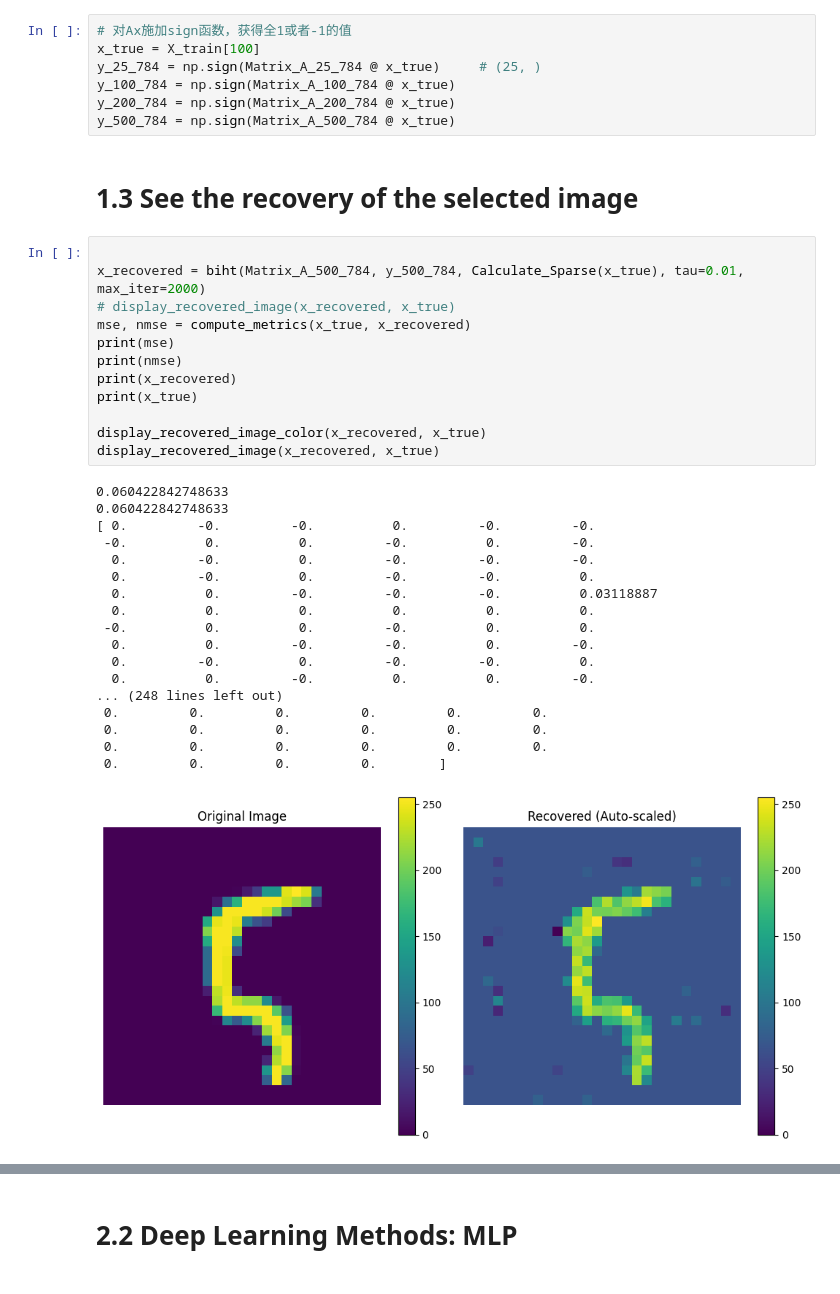
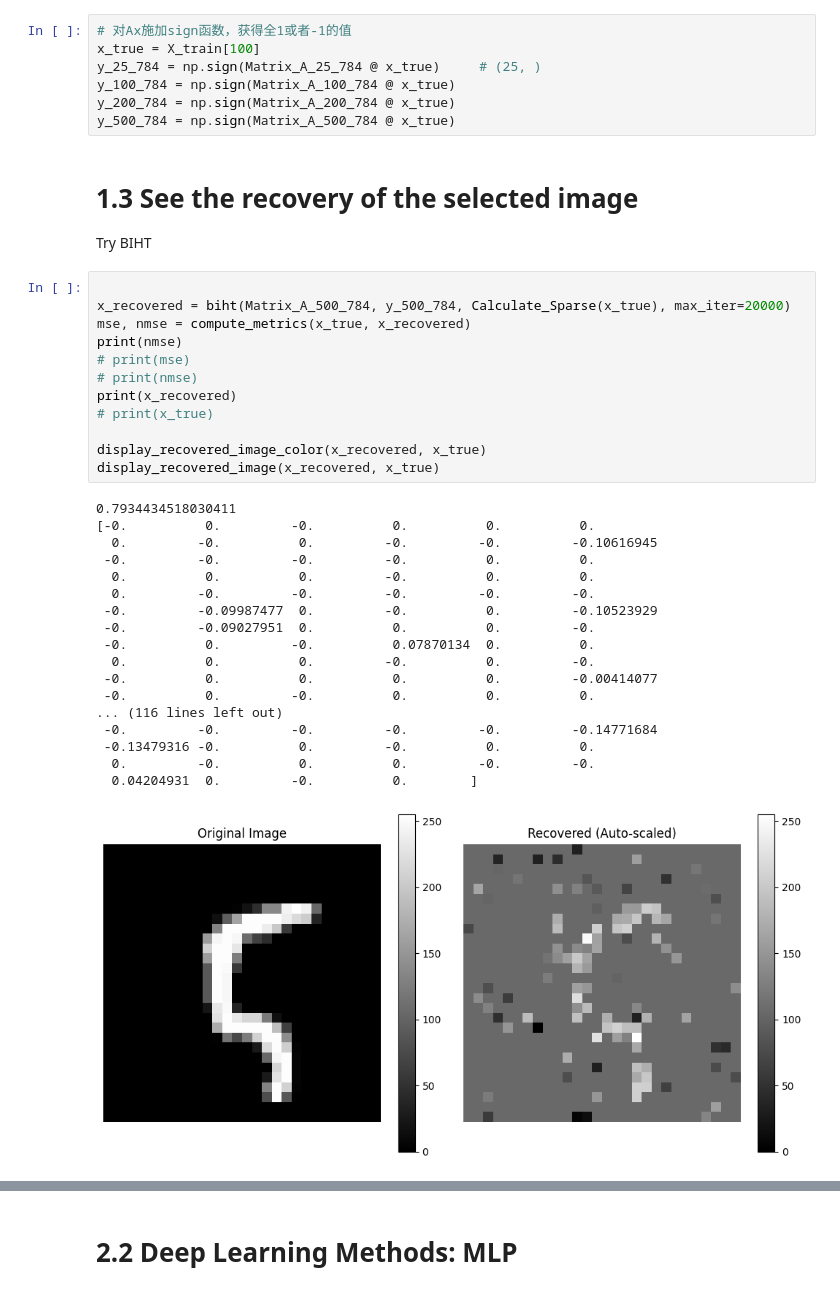
Before and after one commit to ZHY-79/EE4740-Image-Compression-Project, a Jupyter notebook: main.ipynb, the cells around one changed output, grey strips where cells are left out. Saved outputs shown, nothing was run; the diff lists cells and outputs as text.

```diff
--- a/main.ipynb
+++ b/main.ipynb
@@ -80,34 +120,35 @@ y_200_784 = np.sign(Matrix_A_200_784 @ x_true)
 y_500_784 = np.sign(Matrix_A_500_784 @ x_true)
 # %% [markdown]
 # 1.3 See the recovery of the selected image
+Try BIHT
 # %%
 
-x_recovered = biht(Matrix_A_500_784, y_500_784, Calculate_Sparse(x_true), tau=0.01, max_iter=2000)
-# display_recovered_image(x_recovered, x_true)
+x_recovered = biht(Matrix_A_500_784, y_500_784, Calculate_Sparse(x_true), max_iter=20000)
 mse, nmse = compute_metrics(x_true, x_recovered)
-print(mse)
 print(nmse)
+# print(mse)
+# print(nmse)
 print(x_recovered)
-print(x_true)
+# print(x_true)
 
 display_recovered_image_color(x_recovered, x_true)
 display_recovered_image(x_recovered, x_true)
 # %% [output]
-0.060422842748633
-0.060422842748633
-[ 0.         -0.         -0.          0.         -0.         -0.
- -0.          0.          0.         -0.          0.         -0.
-  0.         -0.          0.         -0.         -0.         -0.
-  0.         -0.          0.         -0.         -0.          0.
-  0.          0.         -0.         -0.         -0.          0.03118887
-  0.          0.          0.          0.          0.          0.
- -0.          0.          0.         -0.          0.          0.
-  0.          0.         -0.         -0.          0.         -0.
-  0.         -0.          0.         -0.         -0.          0.
-  0.          0.         -0.          0.          0.         -0.
-... (248 lines left out)
- 0.         0.         0.         0.         0.         0.
- 0.         0.         0.         0.         0.         0.
- 0.         0.         0.         0.         0.         0.
- 0.         0.         0.         0.        ]
+0.7934434518030411
+[-0.          0.         -0.          0.          0.          0.
+  0.         -0.          0.         -0.         -0.         -0.10616945
+ -0.         -0.         -0.         -0.          0.          0.
+  0.          0.          0.         -0.          0.          0.
+  0.         -0.         -0.         -0.         -0.         -0.
+ -0.         -0.09987477  0.         -0.          0.         -0.10523929
+ -0.         -0.09027951  0.          0.          0.         -0.
+ -0.          0.         -0.          0.07870134  0.          0.
+  0.          0.          0.         -0.          0.         -0.
+ -0.          0.          0.          0.          0.         -0.00414077
+ -0.          0.         -0.          0.          0.          0.
+... (116 lines left out)
+ -0.         -0.         -0.         -0.         -0.         -0.14771684
+ -0.13479316 -0.          0.         -0.          0.          0.
+  0.         -0.          0.          0.         -0.         -0.
+  0.04204931  0.         -0.          0.        ]
-[figure, old version]
+[figure, new version]
```
Also changed, not shown: parts of 21 cells of this notebook.
